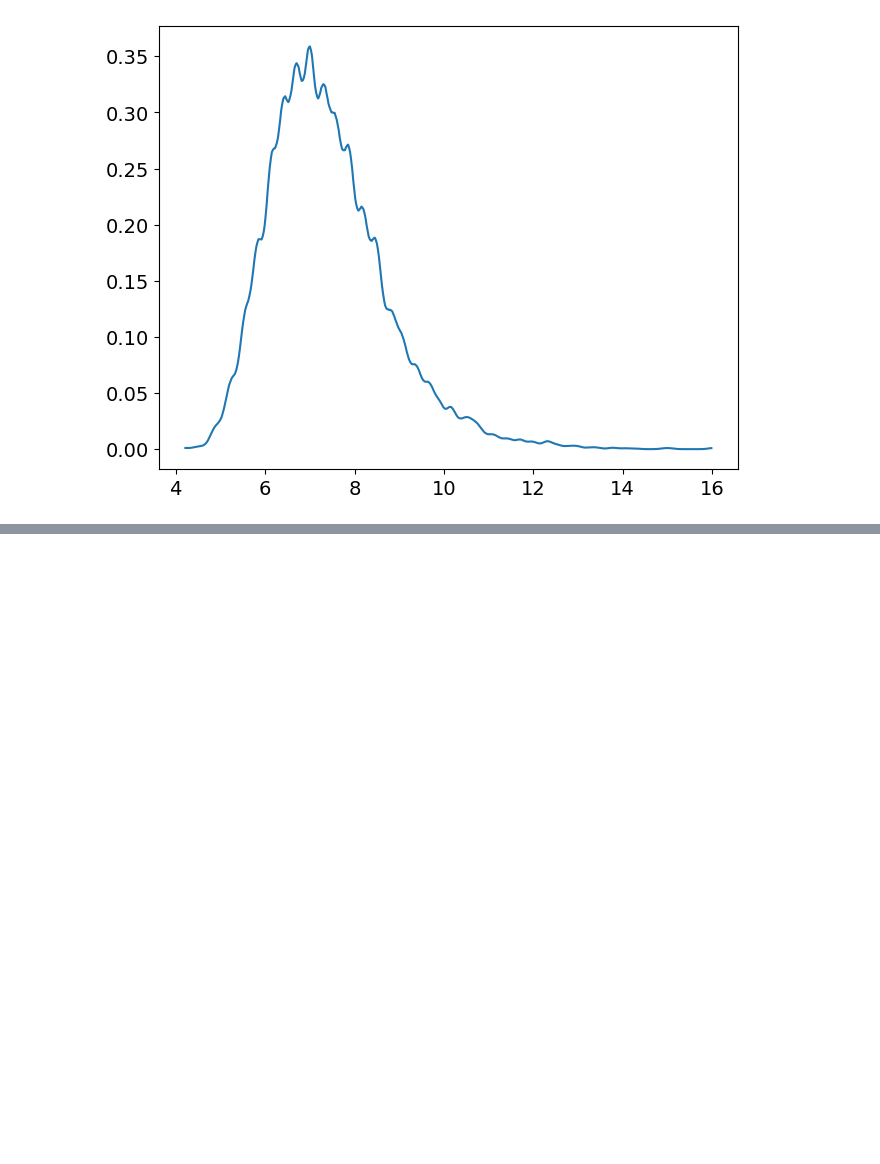
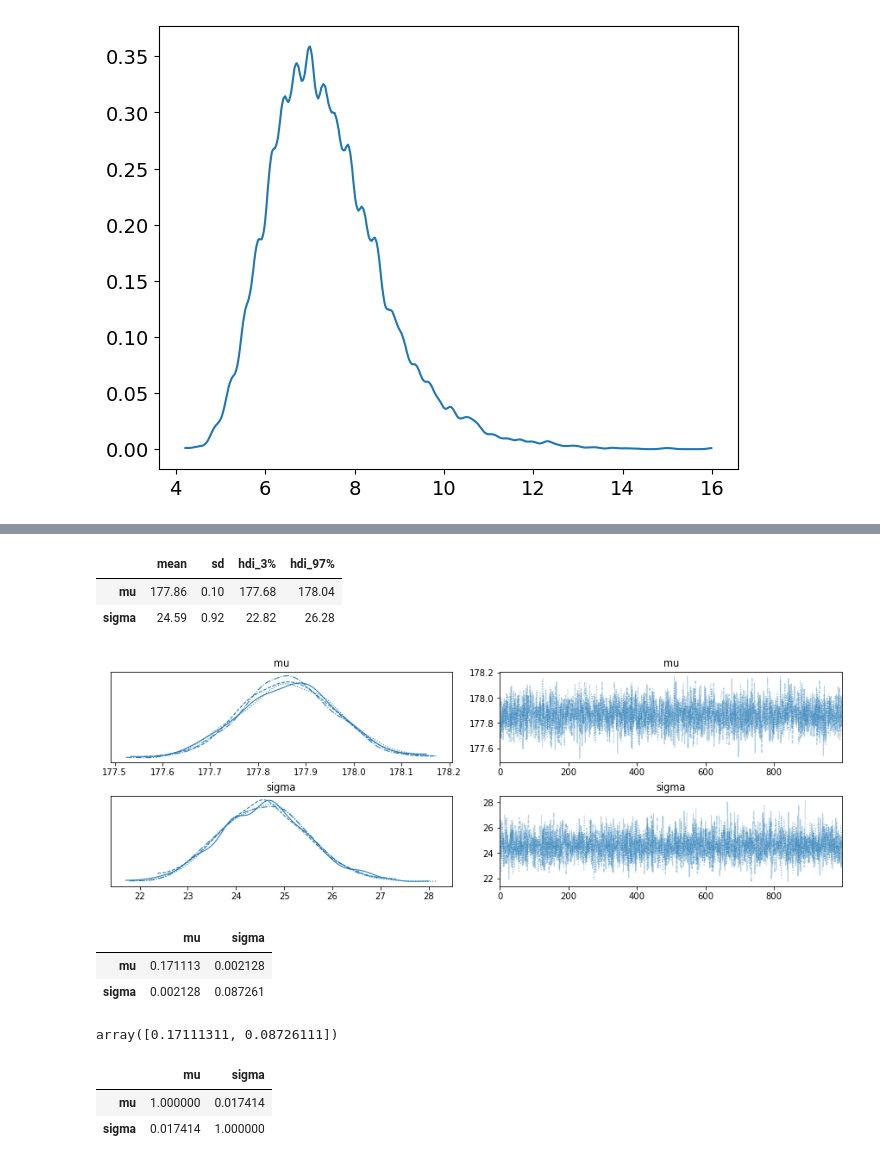
Before and after one commit to SamGijsen/StatisticalRethinking_PyMC, a Jupyter notebook: Chapter 4.ipynb, the cells around one changed output, grey strips where cells are left out. Cells and saved outputs as stored; diff of their text form; code cells hidden in the pictures; blank space fills up the shorter version.

```diff
--- a/Chapter 4.ipynb
+++ b/Chapter 4.ipynb
@@ -218,0 +225,12 @@ AttributeError: Installed version of ArviZ requires PyMC3>=3.8. Please upgrade w
+# %%
+# code 4.31
+d = pd.read_csv("data/Howell1.csv", sep=";", header=0)
+d2 = d[d.age>=18]
+
+with pm.Model() as m4_2:
+    mu = pm.Normal("mu", mu=178, sd=0.1)
+    sigma = pm.Uniform("sigma", lower=0, upper=50)
+    height = pm.Normal("height", mu=mu, sd=sigma, observed=d2.height)
+
+with m4_2:
+    trace_4_2 = pm.sample(1000, tune=1000)
@@ -218,0 +244,27 @@ AttributeError: Installed version of ArviZ requires PyMC3>=3.8. Please upgrade w
+# %%
+with m4_2:
+    az.plot_trace(trace_4_2)
+az.summary(trace_4_2, var_names=["mu", "sigma"], round_to=2, kind="stats")
+# %% [output]
+|  | mean | sd | hdi_3% | hdi_97% |
+| mu | 177.86 | 0.10 | 177.68 | 178.04 |
+| sigma | 24.59 | 0.92 | 22.82 | 26.28 |
+[figure, added]
+# %%
+# code 4.32
+trace_df = pm.trace_to_dataframe(trace_4_1)
+trace_df.cov()
+# %% [output]
+|  | mu | sigma |
+| mu | 0.171113 | 0.002128 |
+| sigma | 0.002128 | 0.087261 |
+# %%
+np.diag(trace_df.cov()) # diagonal gives us the variances
+# %% [output]
+array([0.17111311, 0.08726111])
+# %%
+trace_df.corr() # correlations
+# %% [output]
+|  | mu | sigma |
+| mu | 1.000000 | 0.017414 |
+| sigma | 0.017414 | 1.000000 |
```
Also changed, not shown: parts of 19 cells of this notebook, 1 other file.
